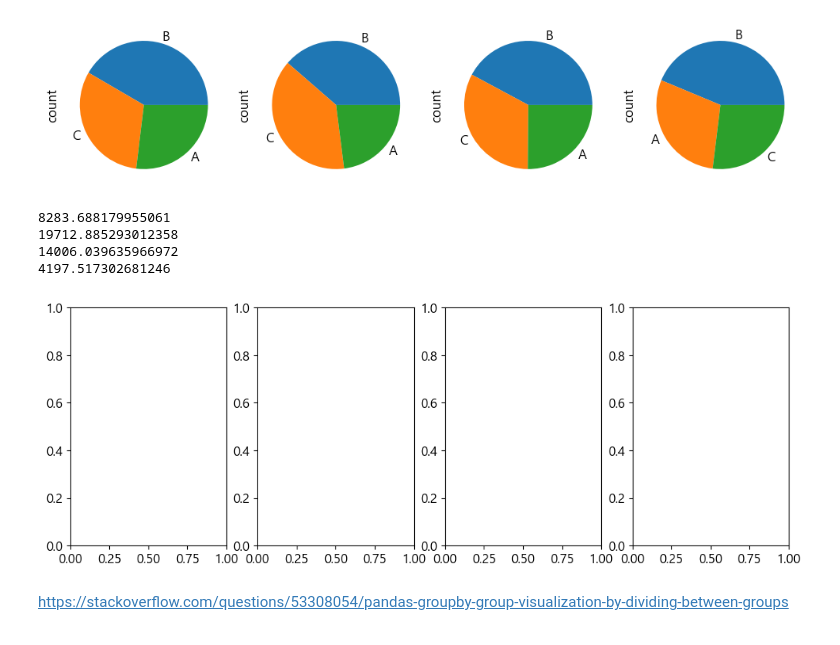
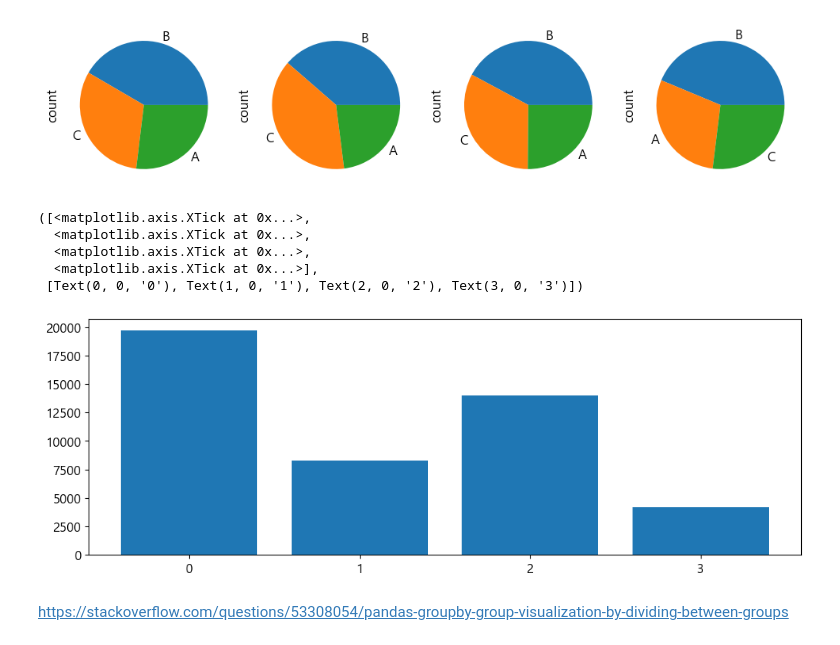
Before and after one commit to blueage98/adp_work, a Jupyter notebook: ADP-실기-R/모의고사 3회/모의고사 3회 연습.ipynb, the cells around one changed output. Saved outputs shown, nothing was run; the diff lists cells and outputs as text; code cells hidden in the pictures.

```diff
--- a/ADP-실기-R/모의고사 3회/모의고사 3회 연습.ipynb
+++ b/ADP-실기-R/모의고사 3회/모의고사 3회 연습.ipynb
@@ -339,14 +335,18 @@ for cl, ax in zip(list(range(0, 4, 1)), ax.ravel()):
 [figure]
 # %%
 # 평균구매 금액
-fig, ax = plt.subplots(1, 4)
-for cl, ax in zip(list(range(0, 4, 1)), ax.ravel()):
-    print(friday[friday.clust==cl].Purchase.mean())
+purchases = []
+for cl in range(0, 4, 1):
+    purchases.append(friday[friday.clust==cl].Purchase.mean())
+
+plt.bar(list(range(0,4,1)), purchases)
+plt.xticks(range(0,4,1))
 # %% [output]
-8283.688179955061
-19712.885293012358
-14006.039635966972
-4197.517302681246
+([<matplotlib.axis.XTick at 0x...>,
+  <matplotlib.axis.XTick at 0x...>,
+  <matplotlib.axis.XTick at 0x...>,
+  <matplotlib.axis.XTick at 0x...>],
+ [Text(0, 0, '0'), Text(1, 0, '1'), Text(2, 0, '2'), Text(3, 0, '3')])
-[figure, old version]
+[figure, new version]
 # %% [markdown]
 https://stackoverflow.com/questions/53308054/pandas-groupby-group-visualization-by-dividing-between-groups
```
Also changed, not shown: parts of 15 cells of this notebook, 4 other files.
